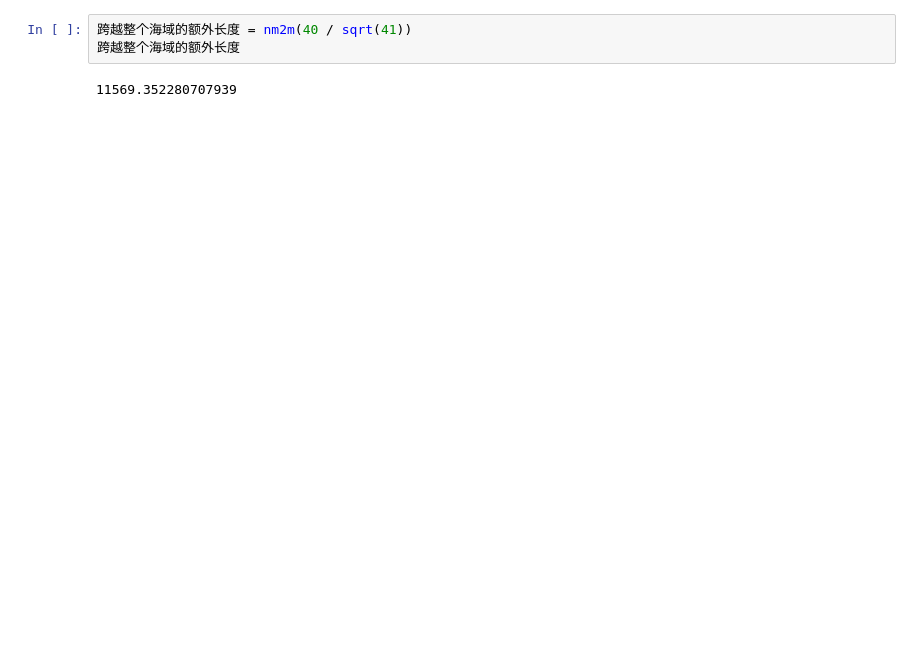
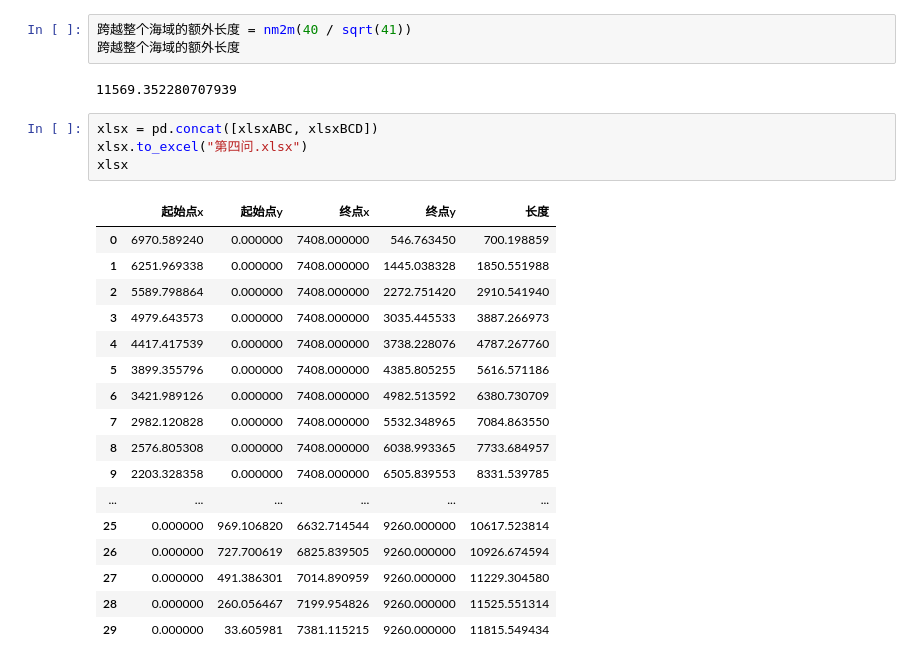
Before and after one commit to eric-gitta-moore/mcm-cn-2023, a Jupyter notebook: src/mcm_cn2023/T4/main.ipynb, the cells around one changed output. Drawn from its saved outputs; the diff is of its cells as text; blank space fills up the shorter version.

```diff
--- a/src/mcm_cn2023/T4/main.ipynb
+++ b/src/mcm_cn2023/T4/main.ipynb
@@ -162,3 +293,25 @@ B.x >= C.x 5840.6152536751 5784.67614035397 总长度：186989.12679192534
 跨越整个海域的额外长度
 # %% [output]
 11569.352280707939
+# %%
+xlsx = pd.concat([xlsxABC, xlsxBCD])
+xlsx.to_excel("第四问.xlsx")
+xlsx
+# %% [output]
+|  | 起始点x | 起始点y | 终点x | 终点y | 长度 |
+| 0 | 6970.589240 | 0.000000 | 7408.000000 | 546.763450 | 700.198859 |
+| 1 | 6251.969338 | 0.000000 | 7408.000000 | 1445.038328 | 1850.551988 |
+| 2 | 5589.798864 | 0.000000 | 7408.000000 | 2272.751420 | 2910.541940 |
+| 3 | 4979.643573 | 0.000000 | 7408.000000 | 3035.445533 | 3887.266973 |
+| 4 | 4417.417539 | 0.000000 | 7408.000000 | 3738.228076 | 4787.267760 |
+| 5 | 3899.355796 | 0.000000 | 7408.000000 | 4385.805255 | 5616.571186 |
+| 6 | 3421.989126 | 0.000000 | 7408.000000 | 4982.513592 | 6380.730709 |
+| 7 | 2982.120828 | 0.000000 | 7408.000000 | 5532.348965 | 7084.863550 |
+| 8 | 2576.805308 | 0.000000 | 7408.000000 | 6038.993365 | 7733.684957 |
+| 9 | 2203.328358 | 0.000000 | 7408.000000 | 6505.839553 | 8331.539785 |
+| ... | ... | ... | ... | ... | ... |
+| 25 | 0.000000 | 969.106820 | 6632.714544 | 9260.000000 | 10617.523814 |
+| 26 | 0.000000 | 727.700619 | 6825.839505 | 9260.000000 | 10926.674594 |
+| 27 | 0.000000 | 491.386301 | 7014.890959 | 9260.000000 | 11229.304580 |
+| 28 | 0.000000 | 260.056467 | 7199.954826 | 9260.000000 | 11525.551314 |
+| 29 | 0.000000 | 33.605981 | 7381.115215 | 9260.000000 | 11815.549434 |
```
Also changed, not shown: parts of 5 cells of this notebook, 1 other file.
